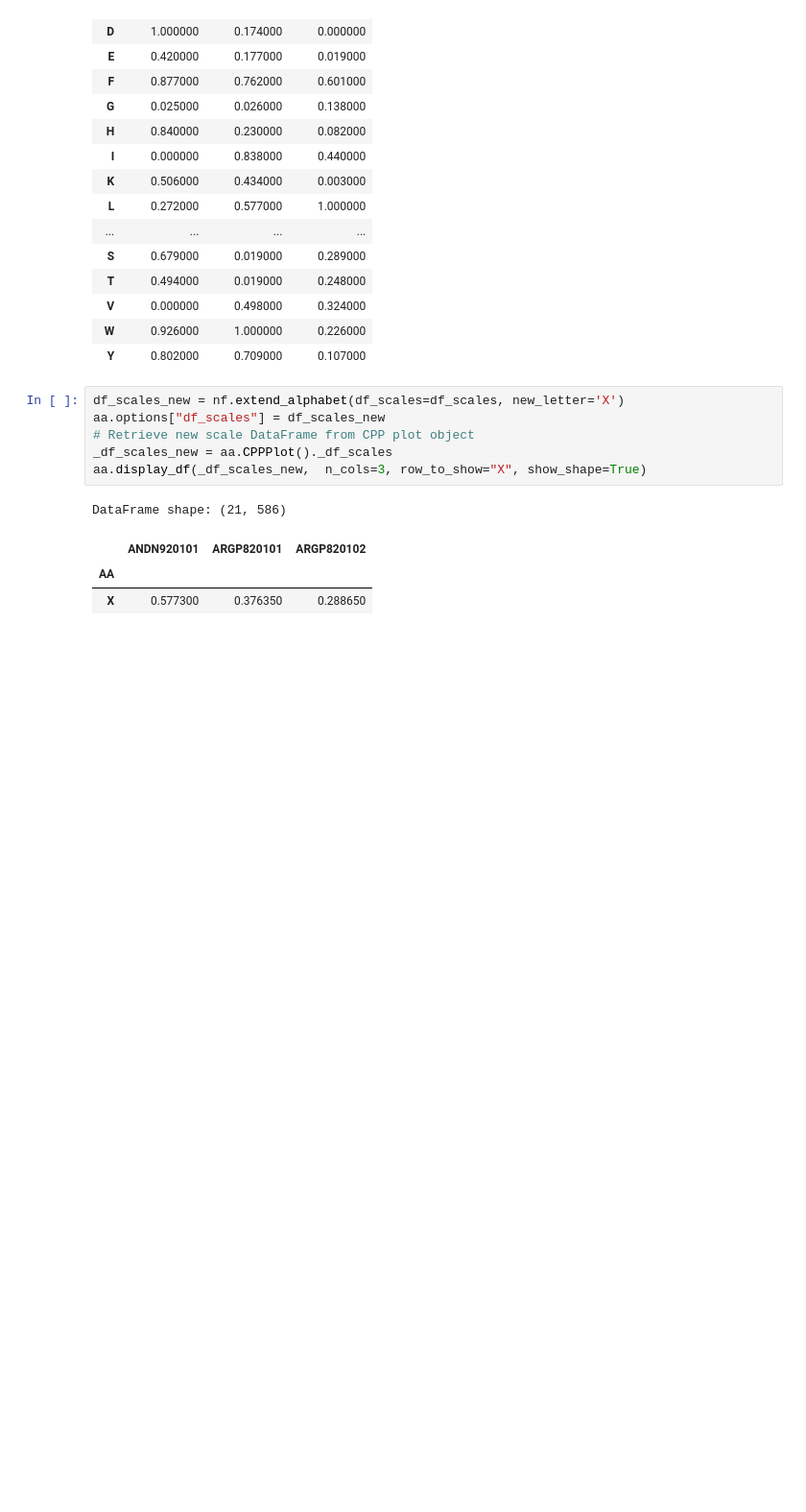
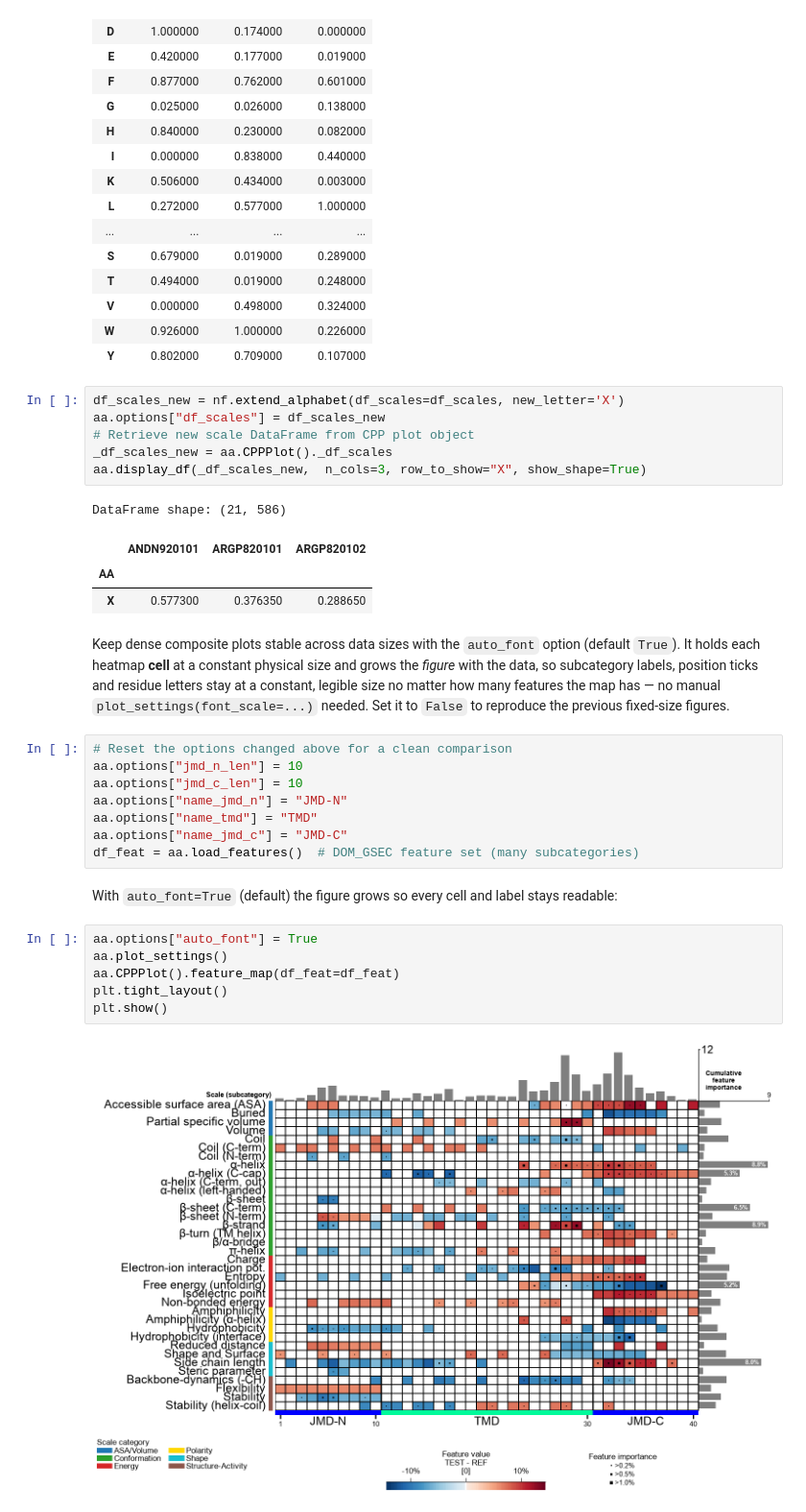
Before and after one commit to breimanntools/aaanalysis, a Jupyter notebook: examples/options/options.ipynb, the cells around one changed output. Shown at 96% size. Saved outputs shown, nothing was run; the diff lists cells and outputs as text; blank space fills up the shorter version.

```diff
--- a/examples/options/options.ipynb
+++ b/examples/options/options.ipynb
@@ -77,3 +77,23 @@ DataFrame shape: (21, 586)
 |  | ANDN920101 | ARGP820101 | ARGP820102 |
 | AA |  |  |  |
 | X | 0.577300 | 0.376350 | 0.288650 |
+# %% [markdown]
+Keep dense composite plots stable across data sizes with the ``auto_font`` option (default ``True``). It holds each heatmap **cell** at a constant physical size and grows the *figure* with the data, so subcategory labels, position ticks and residue letters stay at a constant, legible size no matter how many features the map has — no manual ``plot_settings(font_scale=...)`` needed. Set it to ``False`` to reproduce the previous fixed-size figures.
+# %%
+# Reset the options changed above for a clean comparison
+aa.options["jmd_n_len"] = 10
+aa.options["jmd_c_len"] = 10
+aa.options["name_jmd_n"] = "JMD-N"
+aa.options["name_tmd"] = "TMD"
+aa.options["name_jmd_c"] = "JMD-C"
+df_feat = aa.load_features()  # DOM_GSEC feature set (many subcategories)
+# %% [markdown]
+With ``auto_font=True`` (default) the figure grows so every cell and label stays readable:
+# %%
+aa.options["auto_font"] = True
+aa.plot_settings()
+aa.CPPPlot().feature_map(df_feat=df_feat)
+plt.tight_layout()
+plt.show()
+# %% [output]
+[figure, added]
```
Also changed, not shown: parts of 4 cells of this notebook.
